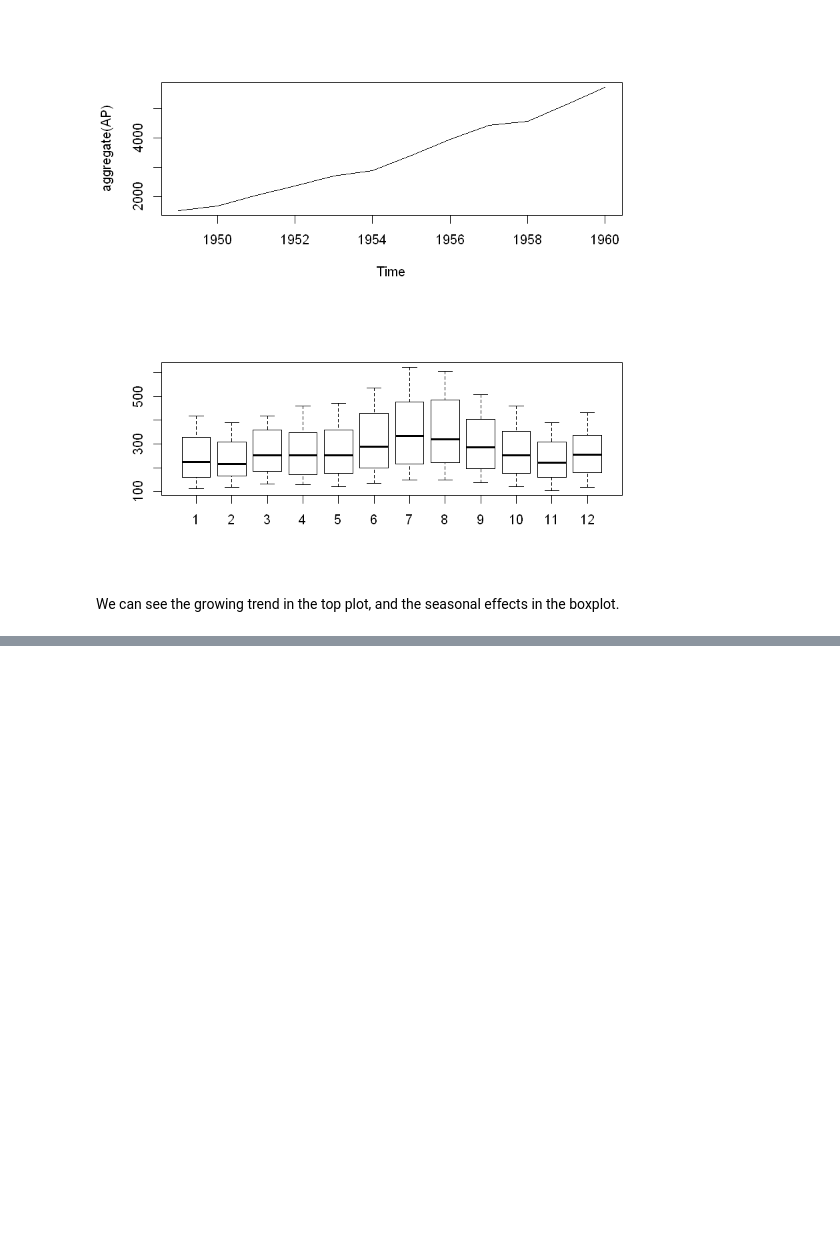
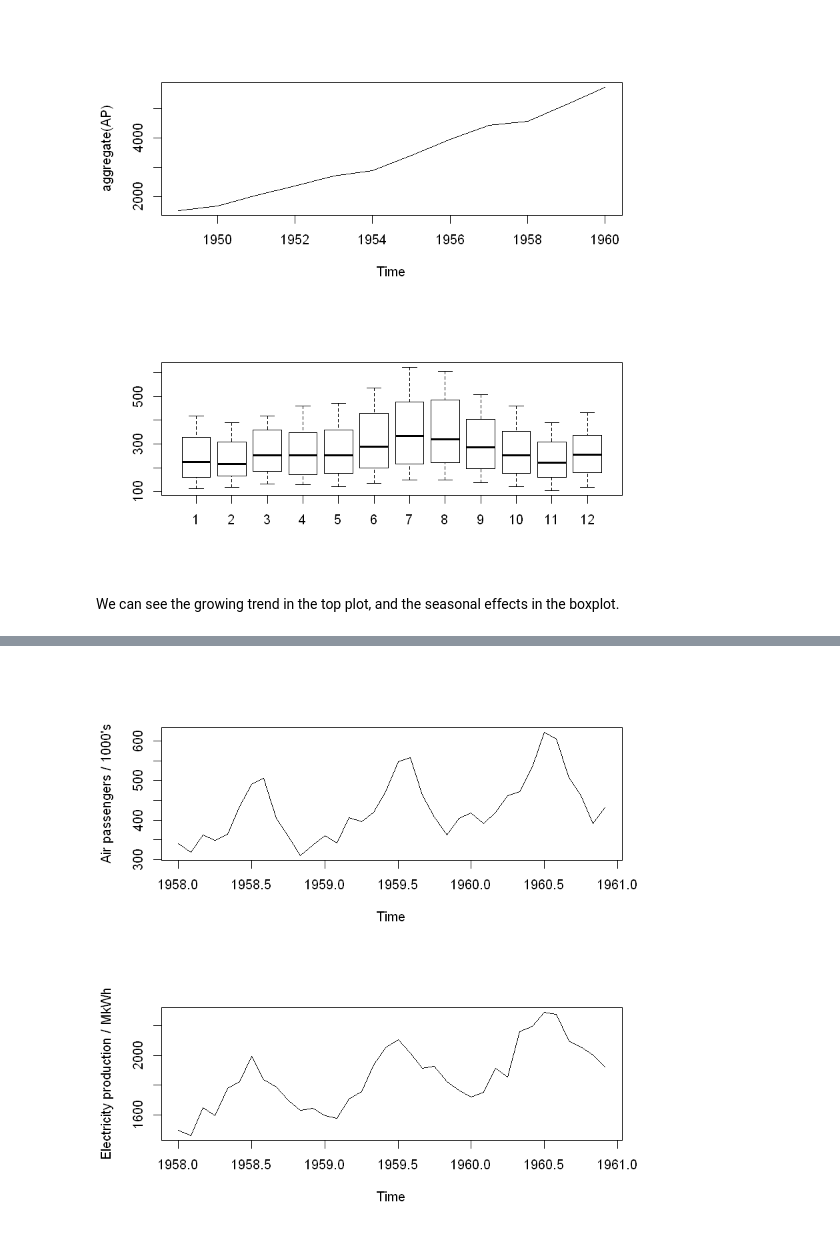
Before and after one commit to nellac77/Introductory_Time_Series_with_R_datasets, a Jupyter notebook: time_series_notebook_ch01.ipynb, the cells around one changed output, grey strips where cells are left out. Cells and saved outputs as stored; diff of their text form; code cells hidden in the pictures; blank space fills up the shorter version.

```diff
--- a/time_series_notebook_ch01.ipynb
+++ b/time_series_notebook_ch01.ipynb
@@ -77,0 +153,5 @@ We can see the growing trend in the top plot, and the seasonal effects in the bo
+# %%
+AP.elec <- ts.intersect(AP, Elec.ts)  # get intersection between the two series
+start(AP.elec)  # checking numbers with text book
+start(AP.elec)  # checking numbers with text book
+head(AP.elec)  # checking numbers with text book
@@ -77,0 +168,10 @@ We can see the growing trend in the top plot, and the seasonal effects in the bo
+# %%
+# Now plotting
+AP <- AP.elec[,1]
+Elec <- AP.elec[,2]
+
+layout(1:2)
+plot(AP, main = "", ylab = "Air passengers / 1000's")
+plot(Elec, main = "", ylab = "Electricity production / MkWh")
+# %% [output]
+[figure, added]
```
Also changed, not shown: parts of 18 cells of this notebook.
